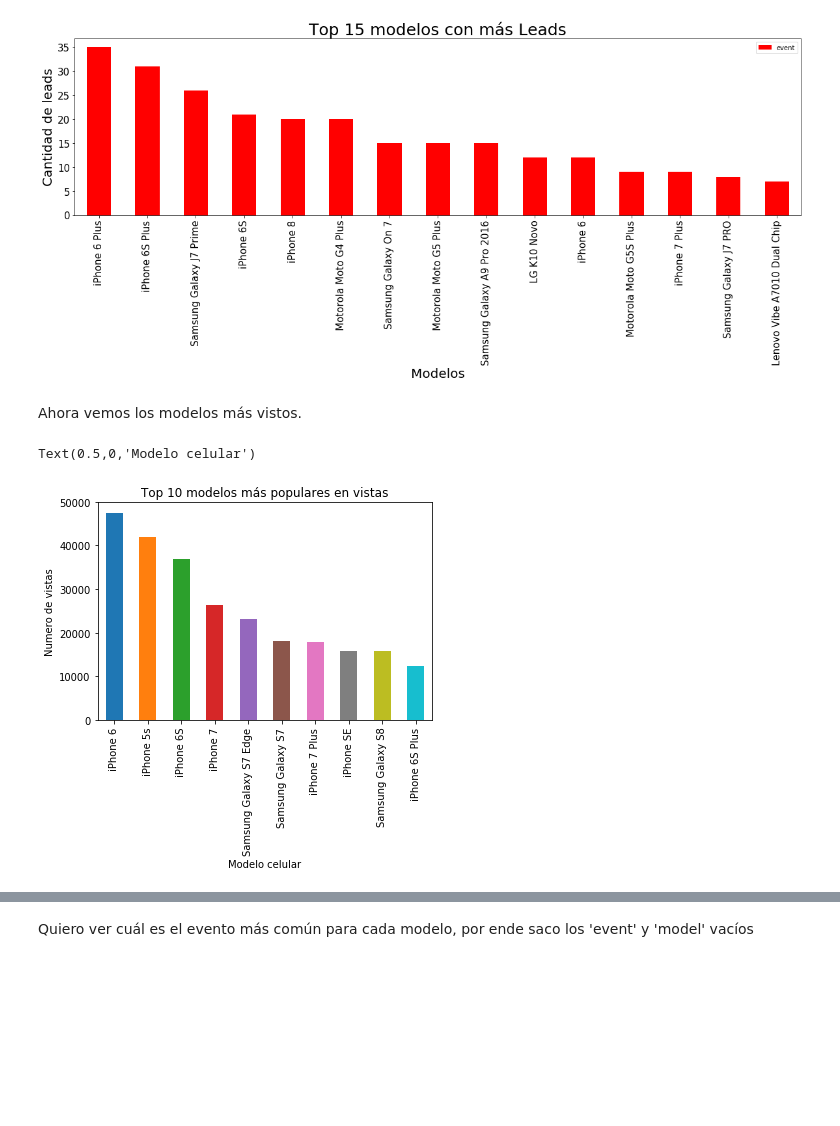
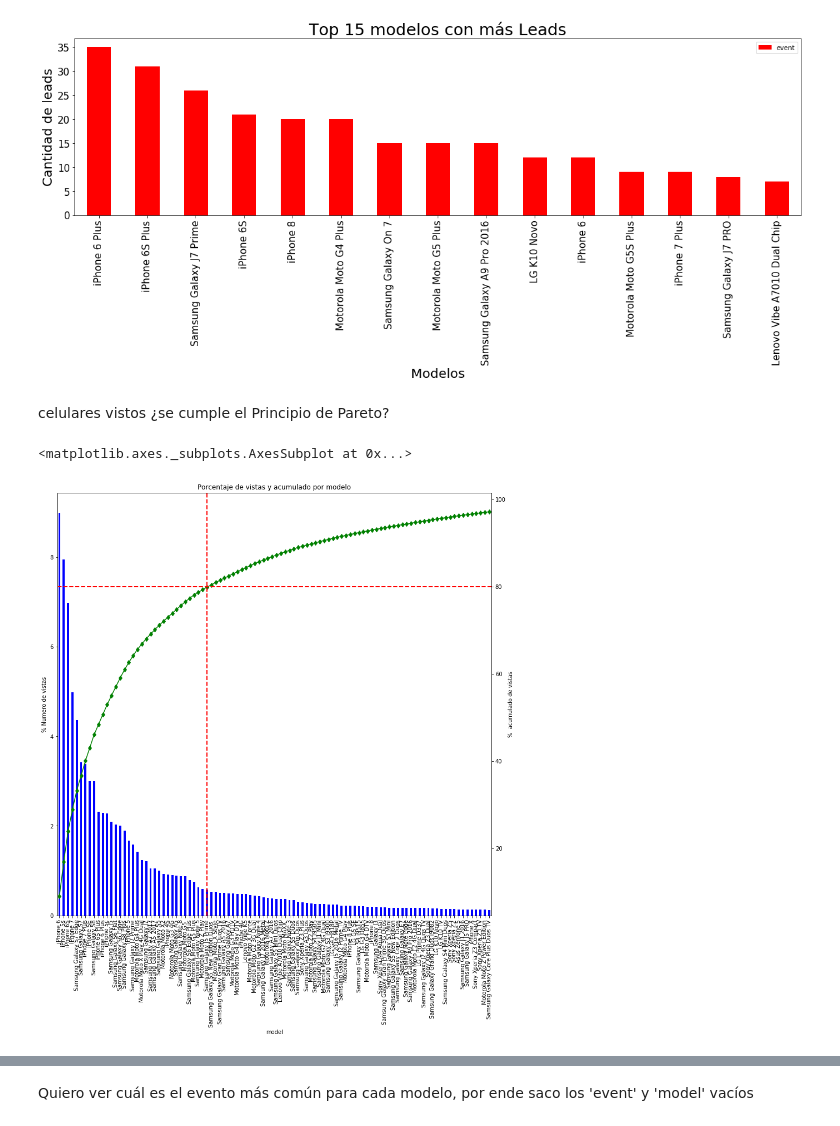
Before and after one commit to IgnacioKomar/OrganizacionDeDatos, a Jupyter notebook: Análisis sobre modelos.ipynb, the cells around one changed output, grey strips where cells are left out. Saved outputs shown, nothing was run; the diff lists cells and outputs as text; code cells hidden in the pictures; blank space fills up the shorter version.

Commit message:
Agregue dos graficos pareto sobre los celulares vistos y comprados

```diff
--- a/Análisis sobre modelos.ipynb
+++ b/Análisis sobre modelos.ipynb
@@ -49,15 +48,29 @@ leadsGraph.set_ylabel('Cantidad de leads', fontsize = 20)
 # %% [output]
 Text(0,0.5,'Cantidad de leads')
 [figure]
-# %% [markdown]
-Ahora vemos los modelos más vistos.
-# %%
-viewed_df=dataEvents[dataEvents['event'].str.contains("viewed product")]
-grupo_modelos_populares=viewed_df.groupby(['model'])['model'].count().sort_values(ascending=False)
-
-e=grupo_modelos_populares.head(10).plot(kind='bar', title="Top 10 modelos más populares en vistas")
-e.set_ylabel("Numero de vistas")
-e.set_xlabel("Modelo celular")
-# %% [output]
-Text(0.5,0,'Modelo celular')
-[figure, removed]
+# %% [markdown]
+celulares vistos ¿se cumple el Principio de Pareto?
+# %%
+viewed_df=dataEvents[dataEvents['event'].str.contains("viewed product")]
+grupo = viewed_df.groupby('model')['model'].agg({'count'})
+grupo=grupo.sort_values(ascending=False,by="count")
+grupo_modelos_populares=grupo.reset_index()
+
+total=grupo_modelos_populares['count'].sum()
+Total_num_modelos=grupo_modelos_populares['model'].count()
+grupo_modelos_populares['porcentaje']=grupo_modelos_populares['count'].apply(lambda x: x/total*100)
+grupo_modelos_populares['porcentaje acumulado']=grupo_modelos_populares['porcentaje'].cumsum()
+grupo_modelos_populares['peso']=grupo_modelos_populares['model'].apply(lambda x: 1/Total_num_modelos*100)
+grupo_modelos_populares['peso cumulado ']=grupo_modelos_populares['peso'].cumsum()
+grupo_modelos_populares=grupo_modelos_populares.head(100)
+h=grupo_modelos_populares.plot(kind='bar',rot=90, x= 'model',y= 'porcentaje',legend=False,figsize=(14,14),color='b',title="Porcentaje de vistas y acumulado por modelo")
+h.set_ylabel("% Numero de vistas",fontsize=10)
+h=grupo_modelos_populares['porcentaje acumulado'].plot(kind='line',rot=90,x= 'model',color='g', marker='d', secondary_y=True)
+h.set_ylabel("%  acumulado de vistas")
+h.set_xlabel("Modelo celular")
+h.axhline(y=80,color='r', linestyle='--', lw=2)
+h.axvline(x=34,color='r', linestyle='--', lw=2)
+h
+# %% [output]
+<matplotlib.axes._subplots.AxesSubplot at 0x...>
+[figure, added]
```
Also changed, not shown: parts of 7 cells of this notebook.
